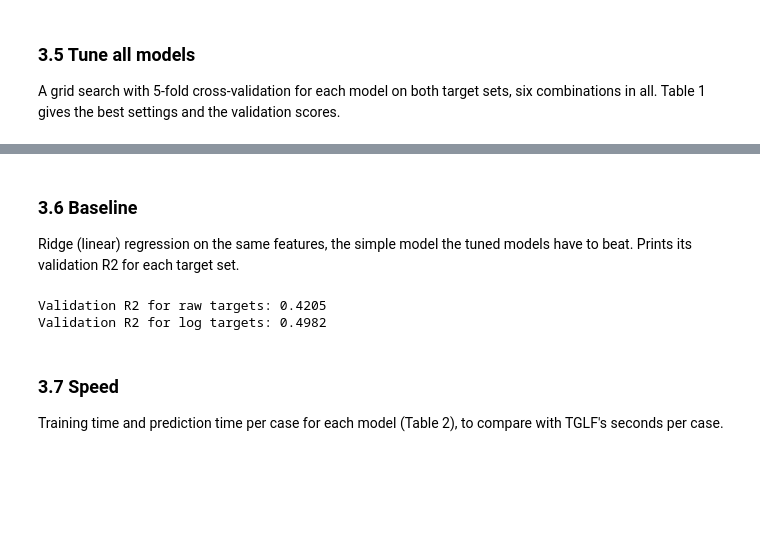
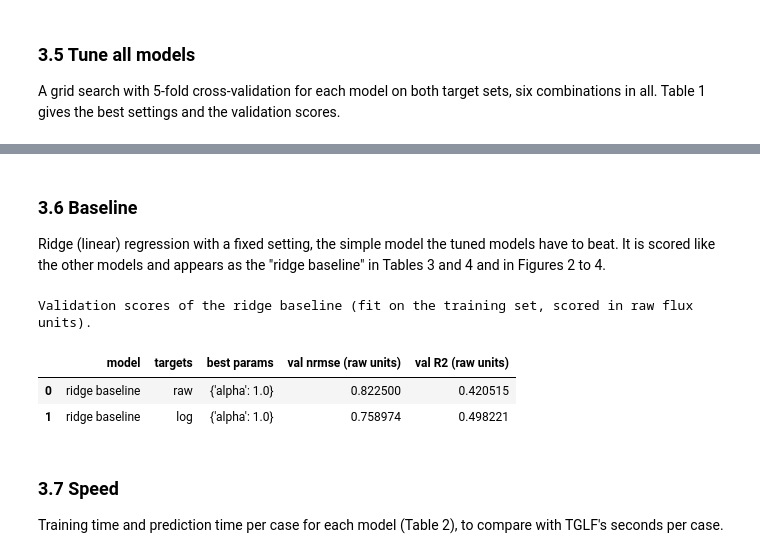
Before and after one commit to Sweekrit-B/general-atomics-fusion, a Jupyter notebook: scandb_tglf_prediction_training.ipynb, the cells around one changed output, grey strips where cells are left out. Saved outputs shown, nothing was run; the diff lists cells and outputs as text; code cells hidden in the pictures; blank space fills up the shorter version.

Commit message:
added baseline

```diff
--- a/scandb_tglf_prediction_training.ipynb
+++ b/scandb_tglf_prediction_training.ipynb
@@ -447,33 +447,33 @@ cv nrmse is scored on each model's own targets (raw or log); the val columns are
 # %% [markdown]
 ### 3.6 Baseline
 
-Ridge (linear) regression on the same features, the simple model the tuned models have to beat. Prints its validation R2 for each target set.
+Ridge (linear) regression with a fixed setting, the simple model the tuned models have to beat. It is scored like the other models and appears as the "ridge baseline" in Tables 3 and 4 and in Figures 2 to 4.
 # %%
 # step 3.6: baseline model (ridge regression), the simple linear model the tuned models have to beat
 
-def make_linear_regressor(target_set):
-    """Return a linear regression model (Ridge) for the given target set ('raw' or 'log')."""
-    if target_set == 'raw':
-        return Ridge(alpha=1.0, random_state=RANDOM_STATE)
-    elif target_set == 'log':
-        return Ridge(alpha=1.0, random_state=RANDOM_STATE)
-    else:
-        raise ValueError(f"Unknown target set: {target_set}")
+def make_ridge(**params):
+    return Ridge(alpha=1.0, random_state=RANDOM_STATE, **params)   # fixed setting, nothing to tune
 
-for target_set in ('raw', 'log'):
-    model = make_linear_regressor(target_set)
-    if target_set == 'raw':
-        model.fit(train_X_scaled, train_y_df)
-        val_pred = model.predict(val_X_scaled)
-        val_r2 = r2_score(val_y_df, val_pred)
-    else:
-        model.fit(train_X_scaled, train_y_log_df)
-        val_pred = to_raw_units(model.predict(val_X_scaled), train_y_log_df.columns) # convert back to raw units
-        val_r2 = r2_score(val_y_df, val_pred)  # scored on the raw targets
-    print(f"Validation R2 for {target_set} targets: {val_r2:.4f}")
+baseline_rows = []
+for target_set, (y_train, y_val) in TARGET_SETS.items():
+    model = make_ridge().fit(train_X_scaled, y_train)
+    pred = to_raw_units(model.predict(val_X_scaled), y_train.columns)   # predictions from the log targets are converted back to raw units
+    baseline_rows.append({
+        "model": "ridge baseline",
+        "targets": target_set,
+        "best params": {"alpha": 1.0},
+        "val nrmse (raw units)": nrmse(val_y_raw, pred, train_y_std),
+        "val R2 (raw units)": r2_score(val_y_raw, pred),
+    })
+
+baseline_scores = pd.DataFrame(baseline_rows)   # the test scores are added in step 3.9; the baseline then appears in Tables 3 and 4 and in Figures 2 to 4
+print("Validation scores of the ridge baseline (fit on the training set, scored in raw flux units).")
+baseline_scores
 # %% [output]
-Validation R2 for raw targets: 0.4205
-Validation R2 for log targets: 0.4982
+Validation scores of the ridge baseline (fit on the training set, scored in raw flux units).
+|  | model | targets | best params | val nrmse (raw units) | val R2 (raw units) |
+| 0 | ridge baseline | raw | {'alpha': 1.0} | 0.822500 | 0.420515 |
+| 1 | ridge baseline | log | {'alpha': 1.0} | 0.758974 | 0.498221 |
 # %% [markdown]
 ### 3.7 Speed
 
```
Also changed, not shown: parts of 4 cells of this notebook, 1 other file.
